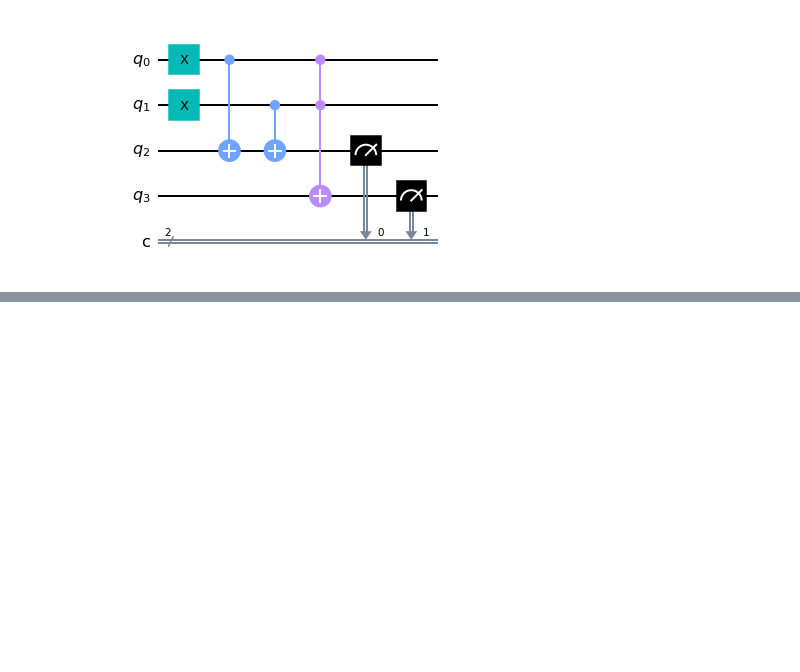
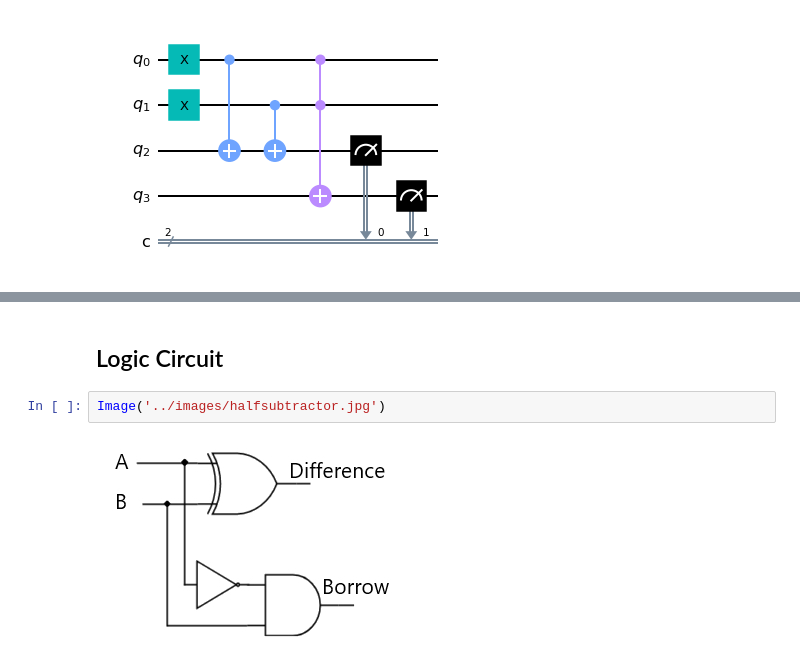
Before and after one commit to jesherjoshua/seds-quantum-computing, a Jupyter notebook: Simulator/some_circuits.ipynb, the cells around one changed output, grey strips where cells are left out. Drawn from its saved outputs; the diff is of its cells as text; blank space fills up the shorter version.

```diff
--- a/Simulator/some_circuits.ipynb
+++ b/Simulator/some_circuits.ipynb
@@ -84,0 +97,6 @@ A       B       S       C
+# %% [markdown]
+## Logic Circuit
+# %%
+Image('../images/halfsubtractor.jpg')
+# %% [output]
+[figure, added]
```
Also changed, not shown: parts of 22 cells of this notebook.
